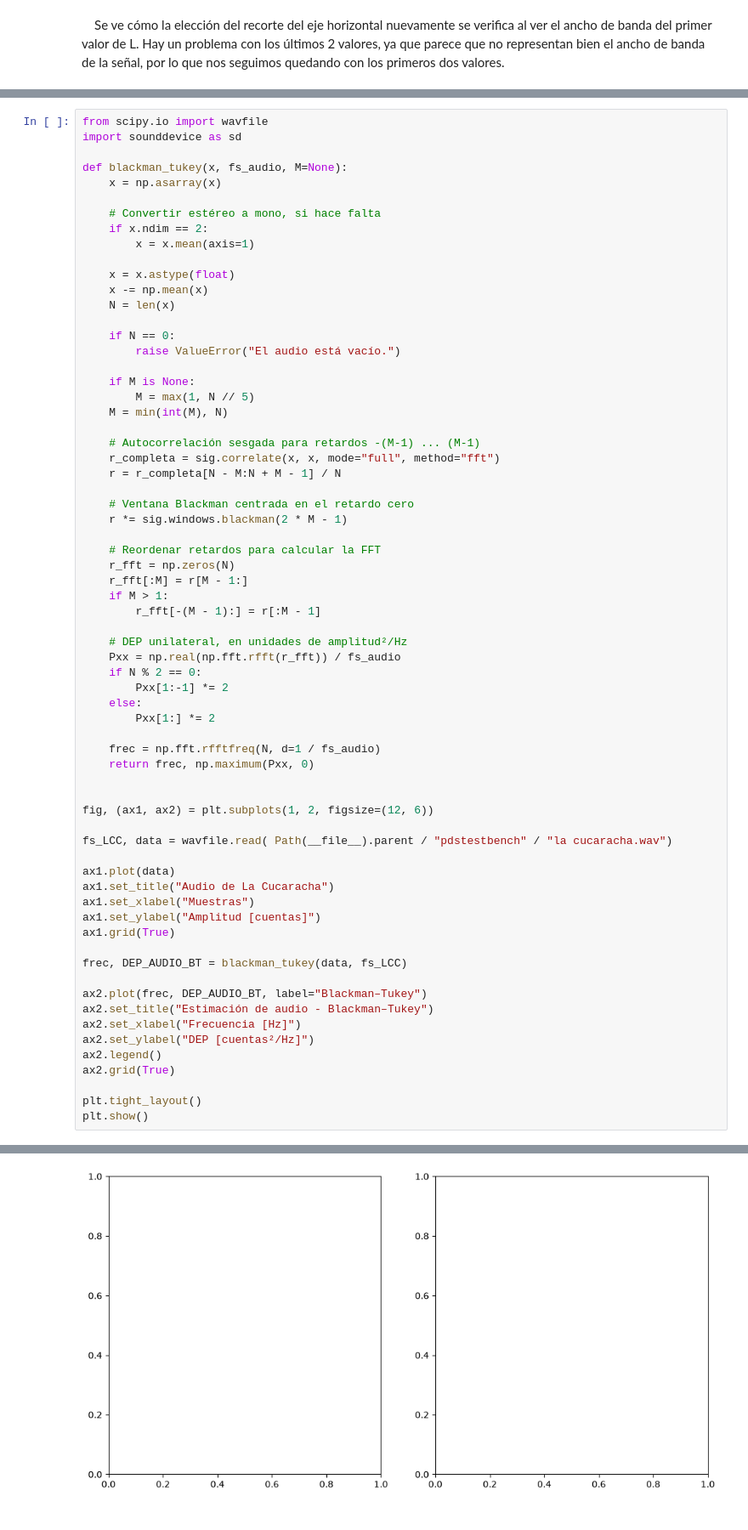
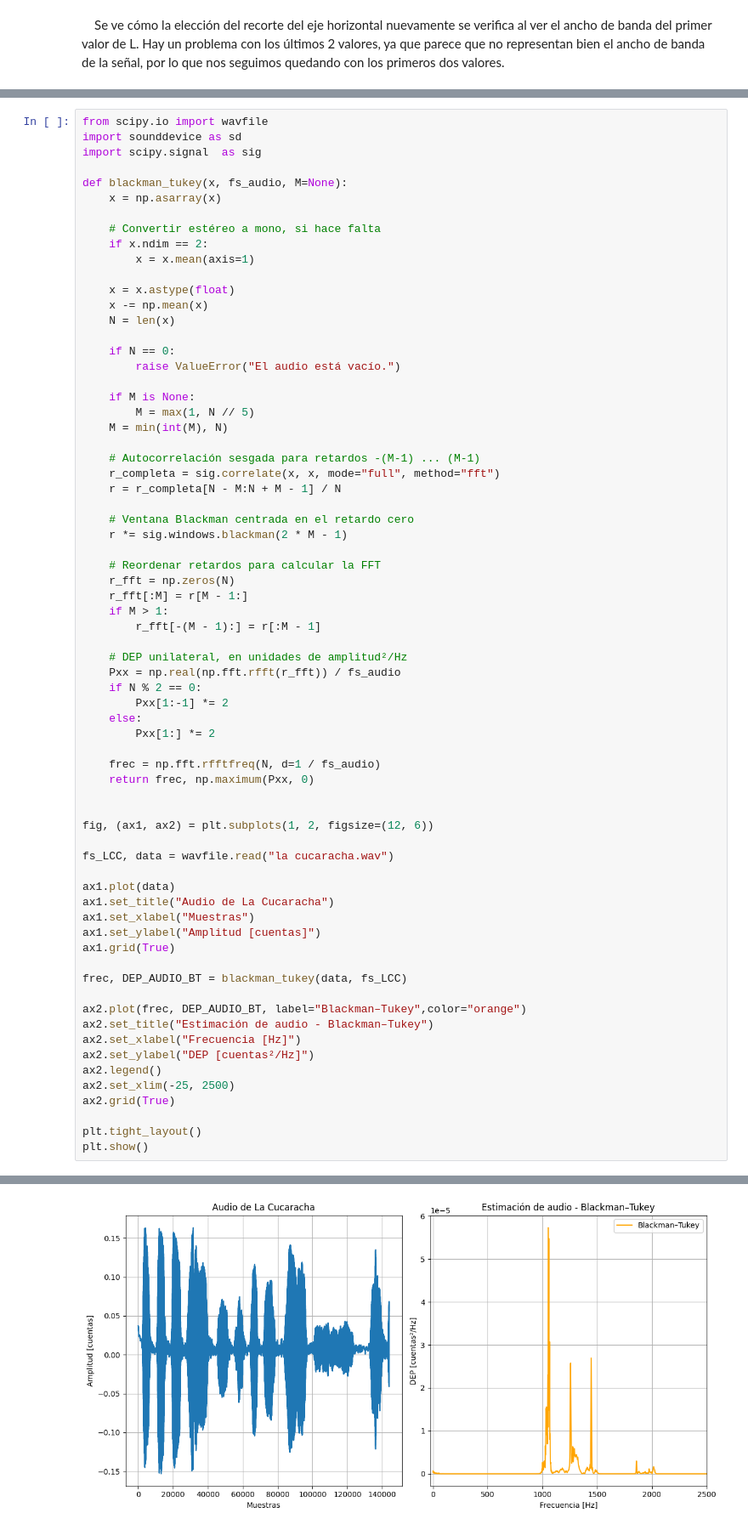
Before and after one commit to JoaquinBRios/APS-, a Jupyter notebook: TS5.ipynb, the cells around one changed output, grey strips where cells are left out. Shown at 85% size. Drawn from its saved outputs; the diff is of its cells as text.

```diff
--- a/TS5.ipynb
+++ b/TS5.ipynb
@@ -220,6 +223,7 @@ Ancho de banda del 99 % de potencia con L =701.859375: 0.18 Hz
 # %%
 from scipy.io import wavfile
 import sounddevice as sd
+import scipy.signal  as sig
 
 def blackman_tukey(x, fs_audio, M=None):
     x = np.asarray(x)
@@ -265,7 +269,7 @@ def blackman_tukey(x, fs_audio, M=None):
 
 fig, (ax1, ax2) = plt.subplots(1, 2, figsize=(12, 6))
 
-fs_LCC, data = wavfile.read( Path(__file__).parent / "pdstestbench" / "la cucaracha.wav")
+fs_LCC, data = wavfile.read("la cucaracha.wav")
 
 ax1.plot(data)
 ax1.set_title("Audio de La Cucaracha")
@@ -275,11 +279,12 @@ ax1.grid(True)
 
 frec, DEP_AUDIO_BT = blackman_tukey(data, fs_LCC)
 
-ax2.plot(frec, DEP_AUDIO_BT, label="Blackman–Tukey")
+ax2.plot(frec, DEP_AUDIO_BT, label="Blackman–Tukey",color="orange")
 ax2.set_title("Estimación de audio - Blackman–Tukey")
 ax2.set_xlabel("Frecuencia [Hz]")
 ax2.set_ylabel("DEP [cuentas²/Hz]")
 ax2.legend()
+ax2.set_xlim(-25, 2500)
 ax2.grid(True)
 
 plt.tight_layout()
@@ -289 +293 @@ NameError: name '__file__' is not defined
-[figure, old version]
+[figure, new version]
```
Also changed, not shown: parts of 15 cells of this notebook, 3 other files.
